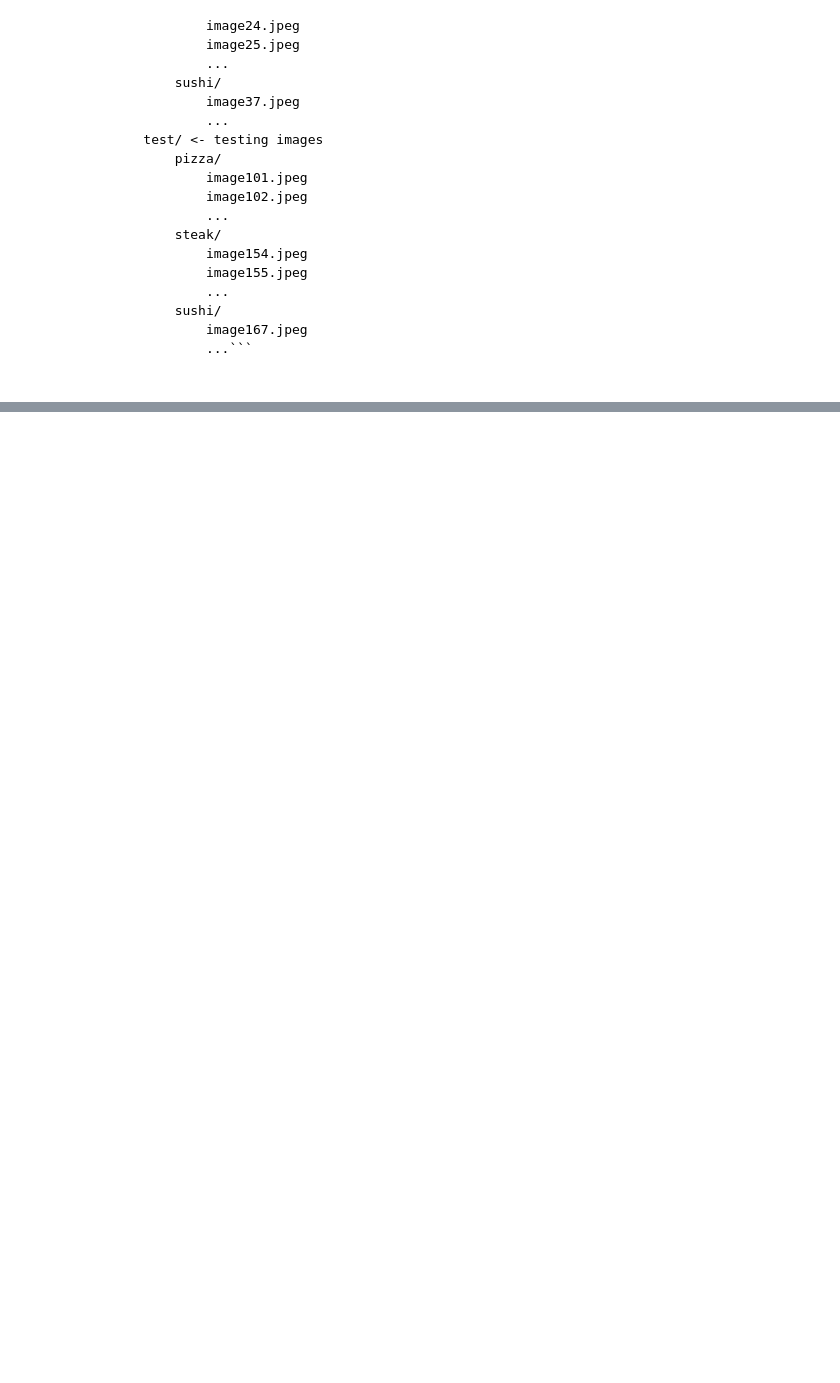
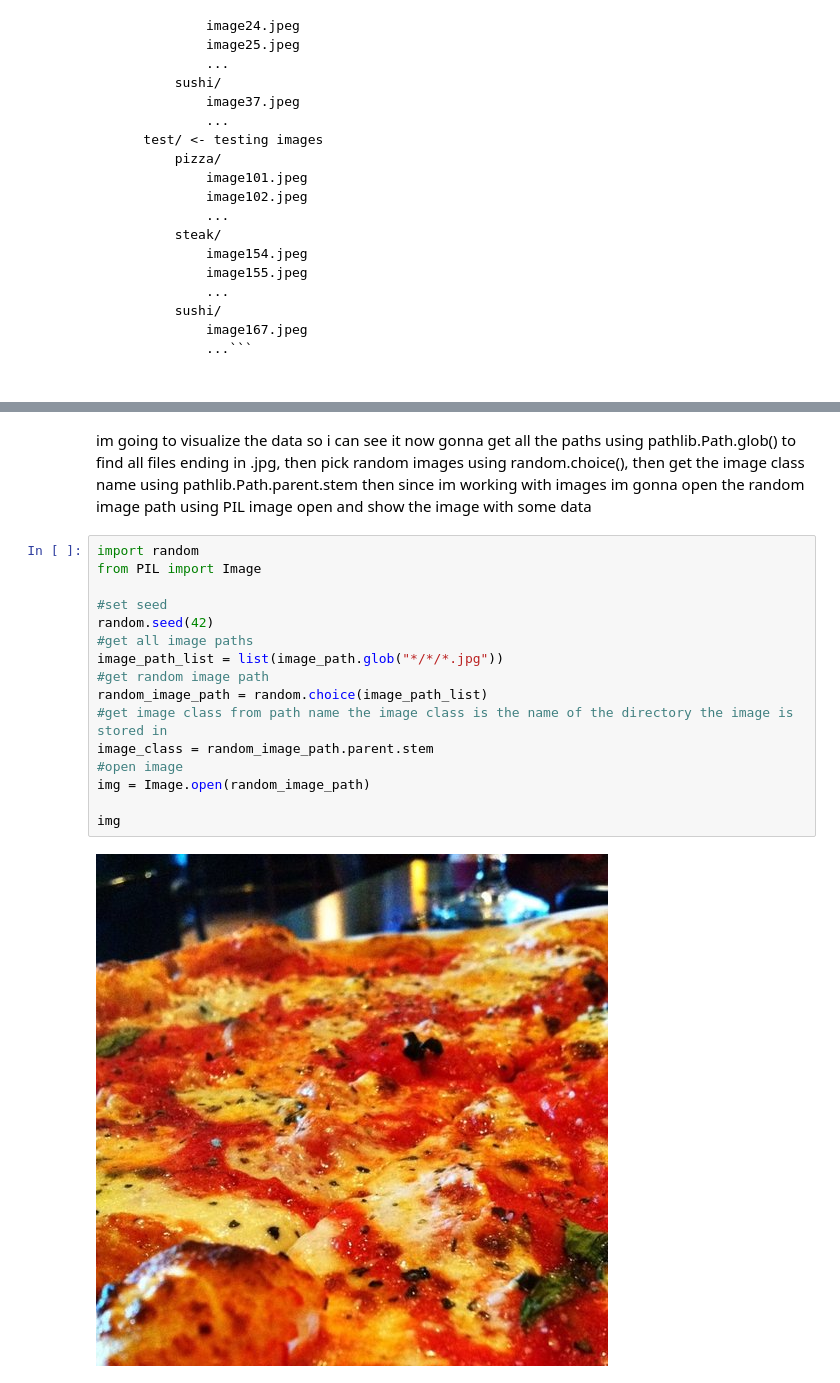
Before and after one commit to Toyolo/Study, a Jupyter notebook: torch_study_notebook_custom_dataset_learning.ipynb, the cells around one changed output, grey strips where cells are left out. Drawn from its saved outputs; the diff is of its cells as text; blank space fills up the shorter version.

Commit message:
prepping data

```diff
--- a/torch_study_notebook_custom_dataset_learning.ipynb
+++ b/torch_study_notebook_custom_dataset_learning.ipynb
@@ -103,0 +137,21 @@ before starting any project i should know what data im working with and in this
+# %% [markdown]
+im going to visualize the data so i can see it now
+gonna get all the paths using pathlib.Path.glob() to find all files ending in .jpg, then pick random images using random.choice(), then get the image class name using pathlib.Path.parent.stem then since im working with images im gonna open the random image path using PIL image open and show the image with some data
+# %%
+import random
+from PIL import Image
+
+#set seed
+random.seed(42)
+#get all image paths
+image_path_list = list(image_path.glob("*/*/*.jpg"))
+#get random image path
+random_image_path = random.choice(image_path_list)
+#get image class from path name the image class is the name of the directory the image is stored in
+image_class = random_image_path.parent.stem
+#open image
+img = Image.open(random_image_path)
+
+img
+# %% [output]
+[figure, added]
```
Also changed, not shown: parts of 18 cells of this notebook.
